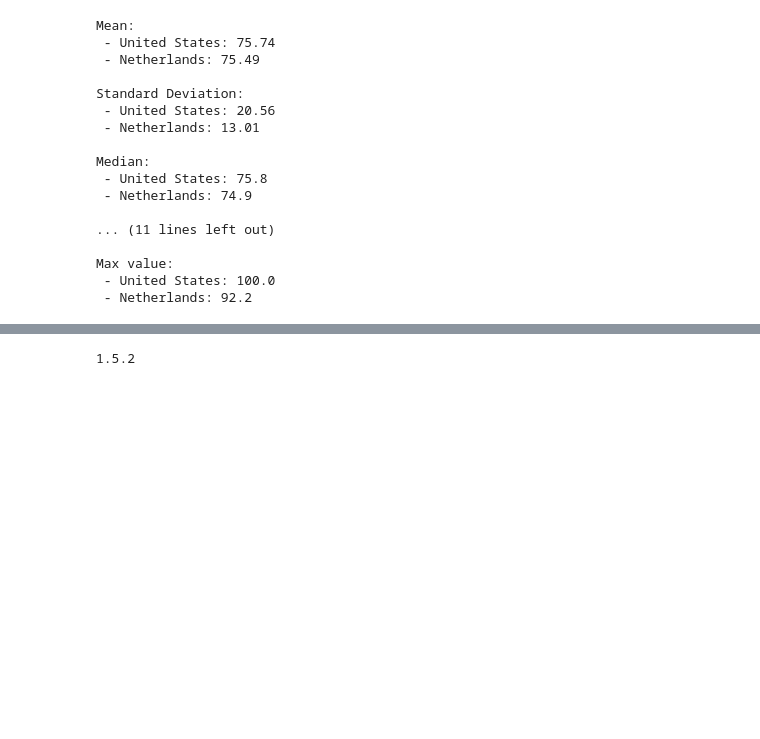
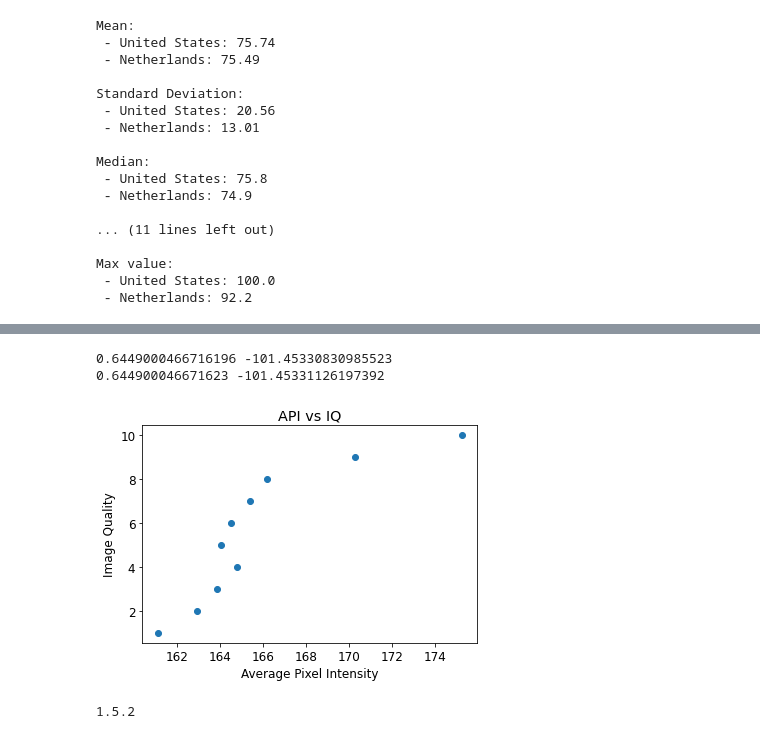
Before and after one commit to jake-cryptic/cm2105, a Jupyter notebook: cw_1931370_2.ipynb, the cells around one changed output, grey strips where cells are left out. Cells and saved outputs as stored; diff of their text form; code cells hidden in the pictures; blank space fills up the shorter version.

```diff
--- a/cw_1931370_2.ipynb
+++ b/cw_1931370_2.ipynb
@@ -206,29 +206,50 @@ This is an extremely strong positive correlation because the value is greater th
 # %%
 # CELL7 – 14 marks
 
 import matplotlib.pyplot as plt
 
 # Load model data into 2 lists
-api_list = []
-iq_list = []
+#api_list = []
+#iq_list = []
+# Load model data into x, y coordinate lists
+x = []
+y = []
 
 def get_image_data(i):
     img = plt.imread('./Model/m%s.png' % i)*255
     mimg = matrix(img)
-    return [mimg.mean(), 10-i]
+    return [mimg.mean(), 11-i]
 
 for i in range(1, 11, 1):
     tmp = get_image_data(i)
-    api_list.append(tmp[0])
-    iq_list.append(tmp[1])
+    x.append(tmp[0])
+    y.append(tmp[1])
+    #api_list.append(tmp[0])
+    #iq_list.append(tmp[1])
 
 # Visualise the data
+plt.scatter(x, y, marker='o')
+
+plt.xlabel("Average Pixel Intensity")
+plt.ylabel("Image Quality")
+plt.title("API vs IQ")
+
+#plt.show()
 
 # Print linear equation
+m, c = np.polyfit(x, y, 1)
+mc = stats.linregress(x, y)
+
+print(m, c)
+print(mc[0], mc[1])
 
 # Print MSE
 
 # Find value
+# %% [output]
+0.6449000466716196 -101.45330830985523
+0.644900046671623 -101.45331126197392
+[figure, added]
 # %%
 # CELL8 – 13 marks
 # %%
```
Also changed, not shown: parts of 1 cell of this notebook.
